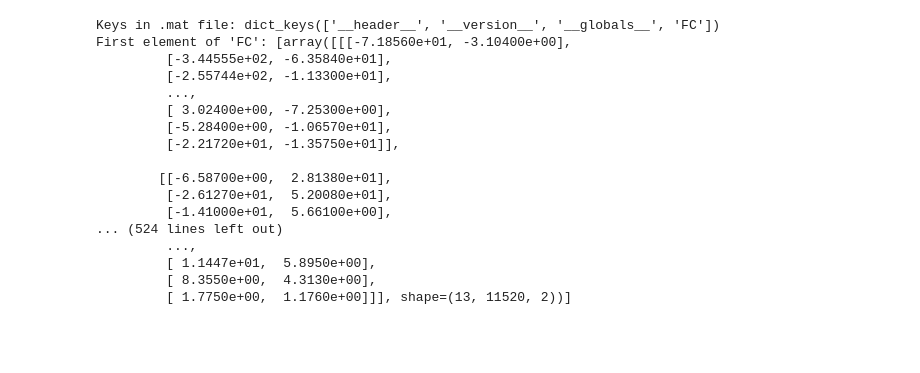
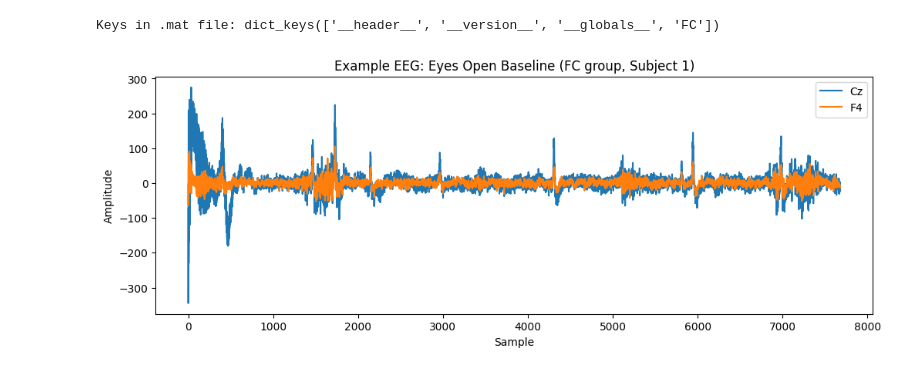
Before and after one commit to KatarzynaStefanowicz/ADHD_EEG, a Jupyter notebook: notebooks/explore_eeg.ipynb, the cells around one changed output. Drawn from its saved outputs; the diff is of its cells as text; code cells hidden in the pictures; blank space fills up the shorter version.

Commit message:
simple plot and fft

```diff
--- a/notebooks/explore_eeg.ipynb
+++ b/notebooks/explore_eeg.ipynb
@@ -3,35 +3,36 @@ import scipy.io as sio
 
 # Load the .mat file
 fc_data = sio.loadmat('../data/fc.mat')
-
-# Show all variable names in the .mat file
-print("Keys in .mat file:", fc_data.keys())
-
-# Try to display the first element of the main variable
-main_var = 'fc'
-if main_var in fc_data:
-    print("First element of 'fc':", fc_data[main_var][0])
-else:
-    # Display the first non-meta variable as an example
-    for key in fc_data:
-        if not key.startswith('__'):
-            print(f"First element of '{key}':", fc_data[key][0])
-            break
+fadhd_data = sio.loadmat('../data/fadhd.mat')
+mc_data = sio.loadmat('../data/mc.mat')
+madhd_data = sio.loadmat('../data/madhd.mat')
 # %% [output]
 Keys in .mat file: dict_keys(['__header__', '__version__', '__globals__', 'FC'])
-First element of 'FC': [array([[[-7.18560e+01, -3.10400e+00],
-         [-3.44555e+02, -6.35840e+01],
-         [-2.55744e+02, -1.13300e+01],
-         ...,
-         [ 3.02400e+00, -7.25300e+00],
-         [-5.28400e+00, -1.06570e+01],
-         [-2.21720e+01, -1.35750e+01]],
-
-        [[-6.58700e+00,  2.81380e+01],
-         [-2.61270e+01,  5.20080e+01],
-         [-1.41000e+01,  5.66100e+00],
-... (524 lines left out)
-         ...,
-         [ 1.1447e+01,  5.8950e+00],
-         [ 8.3550e+00,  4.3130e+00],
-         [ 1.7750e+00,  1.1760e+00]]], shape=(13, 11520, 2))]
+# %%
+# Plot example "eyes open" EEG data from FC group, cell 1 (Eyes open baseline)
+
+import matplotlib.pyplot as plt
+import numpy as np
+
+# Access the data: cell 1 (index 0), first subject (index 0)
+fc_cell1 = fc_data['FC'][0, 0]  # Use the correct key 'FC'
+eeg_sample = fc_cell1[0]        # first subject
+
+# eeg_sample shape: (subjects, samples, channels)
+# If shape is (13, 7680, 2), select first subject:
+if eeg_sample.shape[0] == 13:
+    eeg_signal = eeg_sample[0]  # shape: (7680, 2)
+else:
+    eeg_signal = eeg_sample     # fallback
+
+# Plot both channels
+plt.figure(figsize=(12, 4))
+plt.plot(eeg_signal[:, 0], label='Cz')
+plt.plot(eeg_signal[:, 1], label='F4')
+plt.title('Example EEG: Eyes Open Baseline (FC group, Subject 1)')
+plt.xlabel('Sample')
+plt.ylabel('Amplitude')
+plt.legend()
+plt.show()
+# %% [output]
+[figure, added]
```
Also changed, not shown: parts of 1 cell of this notebook.
